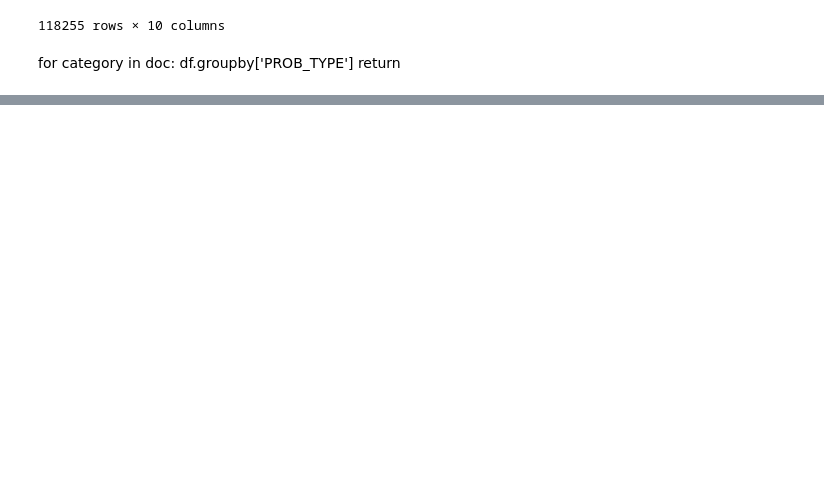
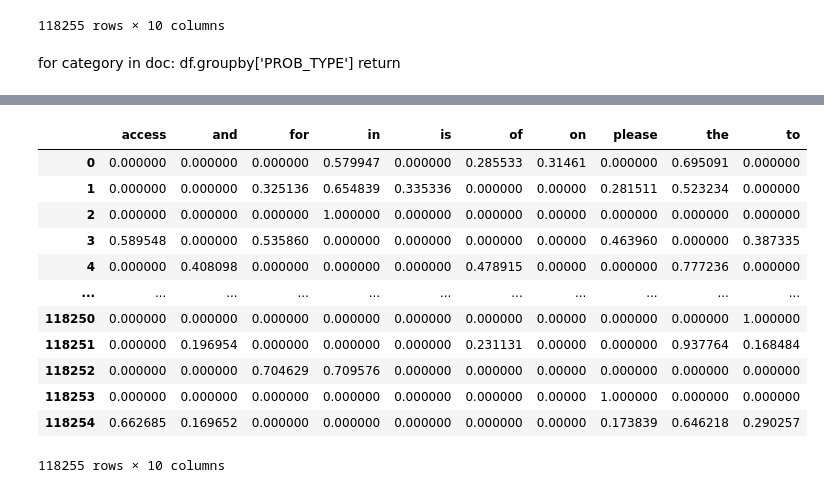
Before and after one commit to Casssiee/NLP, a Jupyter notebook: NLP.ipynb, the cells around one changed output, grey strips where cells are left out. Drawn from its saved outputs; the diff is of its cells as text; code cells hidden in the pictures; blank space fills up the shorter version.

```diff
--- a/NLP.ipynb
+++ b/NLP.ipynb
@@ -284,11 +297,27 @@ text
 # %%
 from sklearn.feature_extraction.text import TfidfVectorizer
 
-vectorizer = TfidfVectorizer()
+vectorizer = TfidfVectorizer(ngram_range=(1,1), max_df = 0.8, min_df = 0.2)
 vectors = vectorizer.fit_transform(text)
 
-feature_names = vectorizer.get_feature_names(max_df = 0.89, min_df = 0.4)
+feature_names = vectorizer.get_feature_names()
 dense = vectors.todense()
 denselist = dense.tolist()
 
 results = pd.DataFrame(denselist, columns=feature_names)
+# %%
+results
+# %% [output]
+|  | access | and | for | in | is | of | on | please | the | to |
+| 0 | 0.000000 | 0.000000 | 0.000000 | 0.579947 | 0.000000 | 0.285533 | 0.31461 | 0.000000 | 0.695091 | 0.000000 |
+| 1 | 0.000000 | 0.000000 | 0.325136 | 0.654839 | 0.335336 | 0.000000 | 0.00000 | 0.281511 | 0.523234 | 0.000000 |
+| 2 | 0.000000 | 0.000000 | 0.000000 | 1.000000 | 0.000000 | 0.000000 | 0.00000 | 0.000000 | 0.000000 | 0.000000 |
+| 3 | 0.589548 | 0.000000 | 0.535860 | 0.000000 | 0.000000 | 0.000000 | 0.00000 | 0.463960 | 0.000000 | 0.387335 |
+| 4 | 0.000000 | 0.408098 | 0.000000 | 0.000000 | 0.000000 | 0.478915 | 0.00000 | 0.000000 | 0.777236 | 0.000000 |
+| ... | ... | ... | ... | ... | ... | ... | ... | ... | ... | ... |
+| 118250 | 0.000000 | 0.000000 | 0.000000 | 0.000000 | 0.000000 | 0.000000 | 0.00000 | 0.000000 | 0.000000 | 1.000000 |
+| 118251 | 0.000000 | 0.196954 | 0.000000 | 0.000000 | 0.000000 | 0.231131 | 0.00000 | 0.000000 | 0.937764 | 0.168484 |
+| 118252 | 0.000000 | 0.000000 | 0.704629 | 0.709576 | 0.000000 | 0.000000 | 0.00000 | 0.000000 | 0.000000 | 0.000000 |
+| 118253 | 0.000000 | 0.000000 | 0.000000 | 0.000000 | 0.000000 | 0.000000 | 0.00000 | 1.000000 | 0.000000 | 0.000000 |
+| 118254 | 0.662685 | 0.169652 | 0.000000 | 0.000000 | 0.000000 | 0.000000 | 0.00000 | 0.173839 | 0.646218 | 0.290257 |
+118255 rows × 10 columns
```
Also changed, not shown: parts of 1 cell of this notebook.
